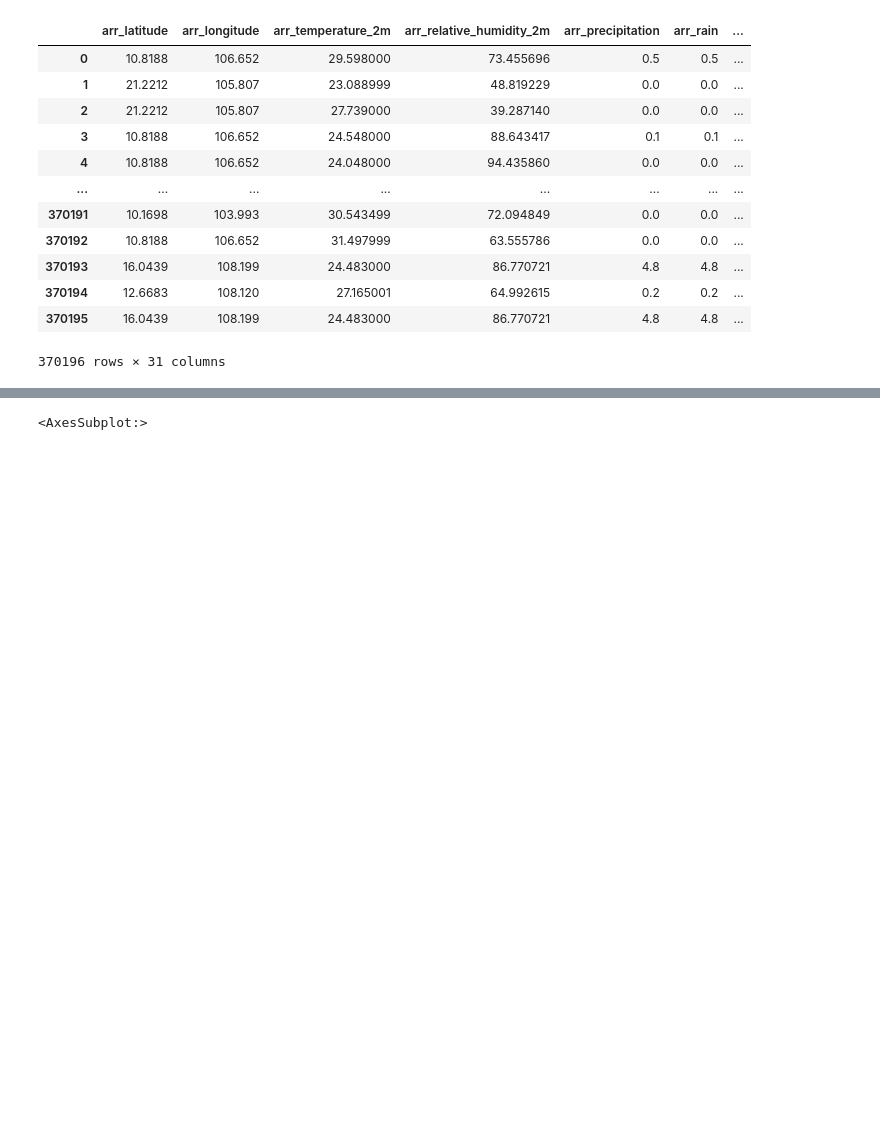
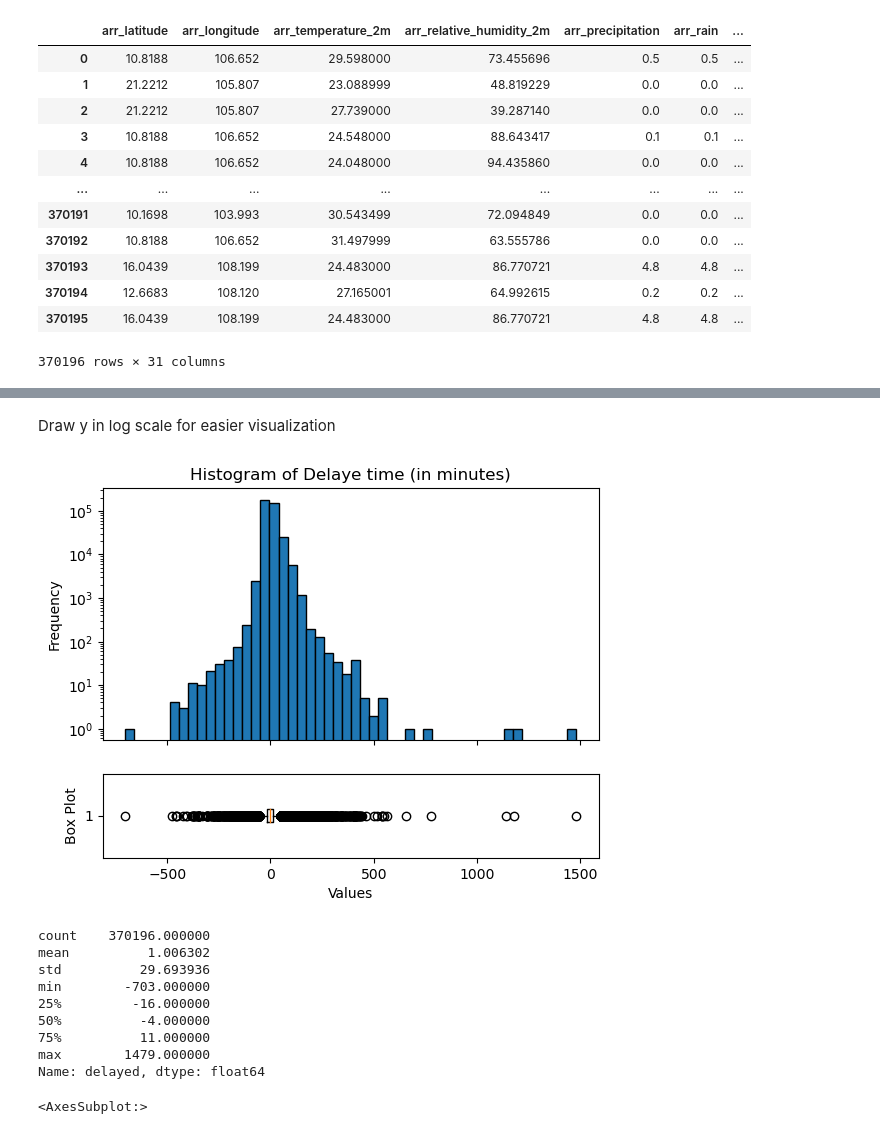
Before and after one commit to jkruke/airline-delay-prediction, a Jupyter notebook: predict/weather_features.ipynb, the cells around one changed output, grey strips where cells are left out. Saved outputs shown, nothing was run; the diff lists cells and outputs as text; code cells hidden in the pictures; blank space fills up the shorter version.

```diff
--- a/predict/weather_features.ipynb
+++ b/predict/weather_features.ipynb
@@ -77,6 +78,42 @@ min        -703.000000
 75%          11.000000
 max        1479.000000
 Name: delayed, dtype: float64
+# %% [markdown]
+Draw y in log scale for easier visualization
+# %%
+# Assuming 'delayed' is a column in your DataFrame
+# Replace this with the actual column name from your DataFrame
+y = data['delayed'].copy()
+
+# Create a figure with two subplots (histogram and box plot)
+fig, (ax1, ax2) = plt.subplots(2, 1, sharex=True, gridspec_kw={'height_ratios': [3, 1]})
+
+# Histogram with log scale
+ax1.hist(y.dropna(), bins=50, edgecolor='black')
+ax1.set_title('Histogram of Delaye time (in minutes)')
+ax1.set_ylabel('Frequency')
+ax1.set_yscale('log')  # Set log scale for the y-axis
+
+# Box plot
+ax2.boxplot(y.dropna(), vert=False)
+ax2.set_xlabel('Values')
+ax2.set_ylabel('Box Plot')
+
+plt.show()
+
+# Display descriptive statistics
+print(y.describe())
+# %% [output]
+[figure, added]
+count    370196.000000
+mean          1.006302
+std          29.693936
+min        -703.000000
+25%         -16.000000
+50%          -4.000000
+75%          11.000000
+max        1479.000000
+Name: delayed, dtype: float64
 # %%
 data['delay_bin'] = pd.cut(y, [-np.inf, -16, -4, 11, np.inf], labels=[1,2,3,4])
 data.delay_bin.hist()
```
Also changed, not shown: parts of 20 cells of this notebook, 1 other file.
